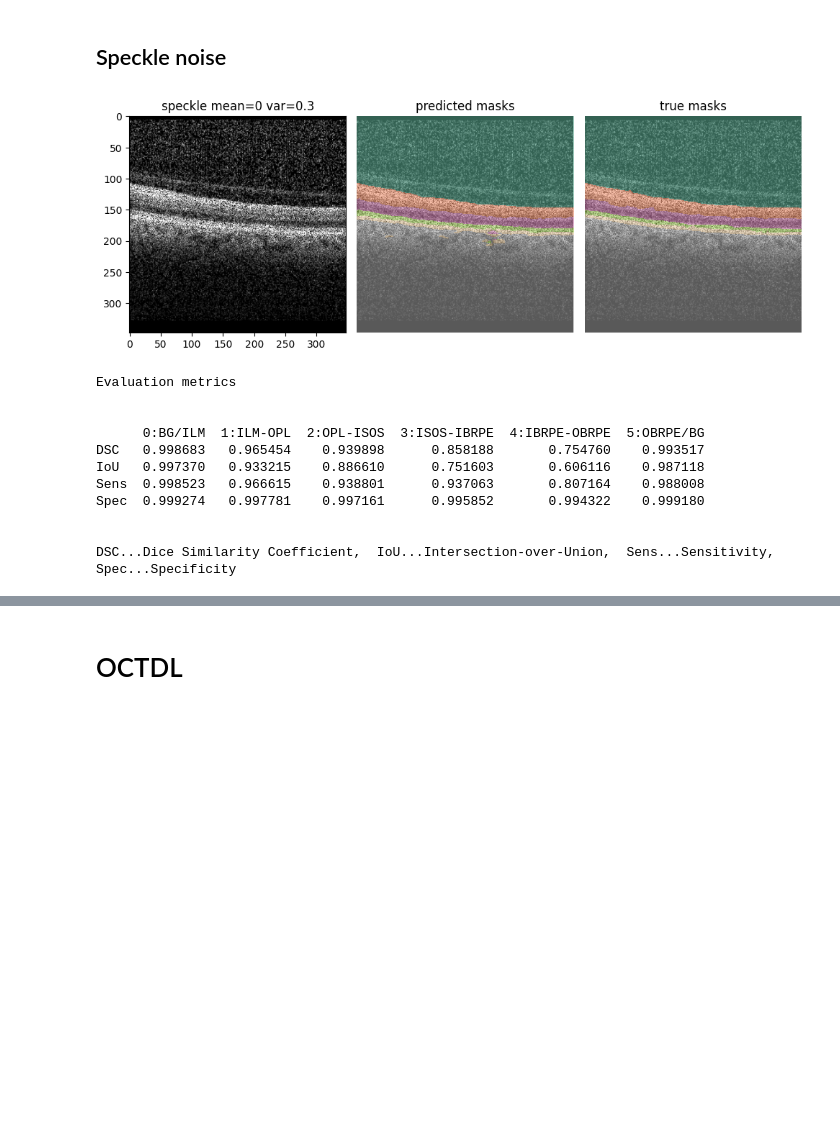
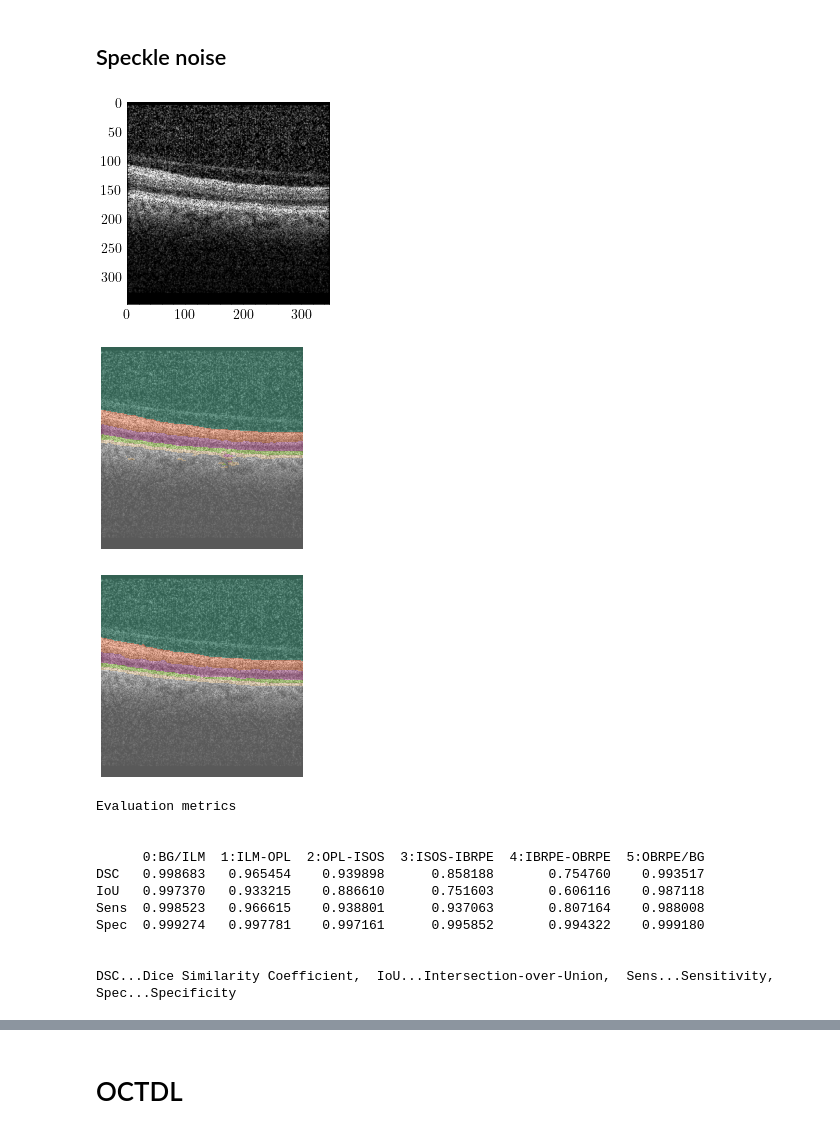
Before and after one commit to KogenNobori/Pytorch-UNet, a Jupyter notebook: visualise_analysis.ipynb, the cells around one changed output, grey strips where cells are left out. Drawn from its saved outputs; the diff is of its cells as text; code cells hidden in the pictures; blank space fills up the shorter version.

```diff
--- a/visualise_analysis.ipynb
+++ b/visualise_analysis.ipynb
@@ -7,5 +7,8 @@ import skimage as ski
 import pandas as pd
 from glob import glob
 import os
+# %%
+import scienceplots
+plt.style.use('science')
 # %%
 # a function for vusualisation and evaluation.
@@ -96,9 +140,11 @@ DSC...Dice Similarity Coefficient,  IoU...Intersection-over-Union,  Sens...Sensi
 # %% [markdown]
 ## Speckle noise
 # %%
-analysis("noisy_images/0001_speckle_m0v0.3.png", "eval_outputs/0001_speckle_m0v0.3_out.png", "test_masks/0001.png", image_title="speckle mean=0 var=0.3")
+analysis("noisy_images/0001_speckle_m0v0.3.png", "eval_outputs/0001_speckle_m0v0.3_out.png", "test_masks/0001.png", image_title="speckle mean=0 var=0.3", save=True)
 # %% [output]
-[figure, old version]
+[figure, new version]
+[figure, added]
+[figure, added]
 Evaluation metrics
 
 
```
Also changed, not shown: parts of 10 cells of this notebook.
